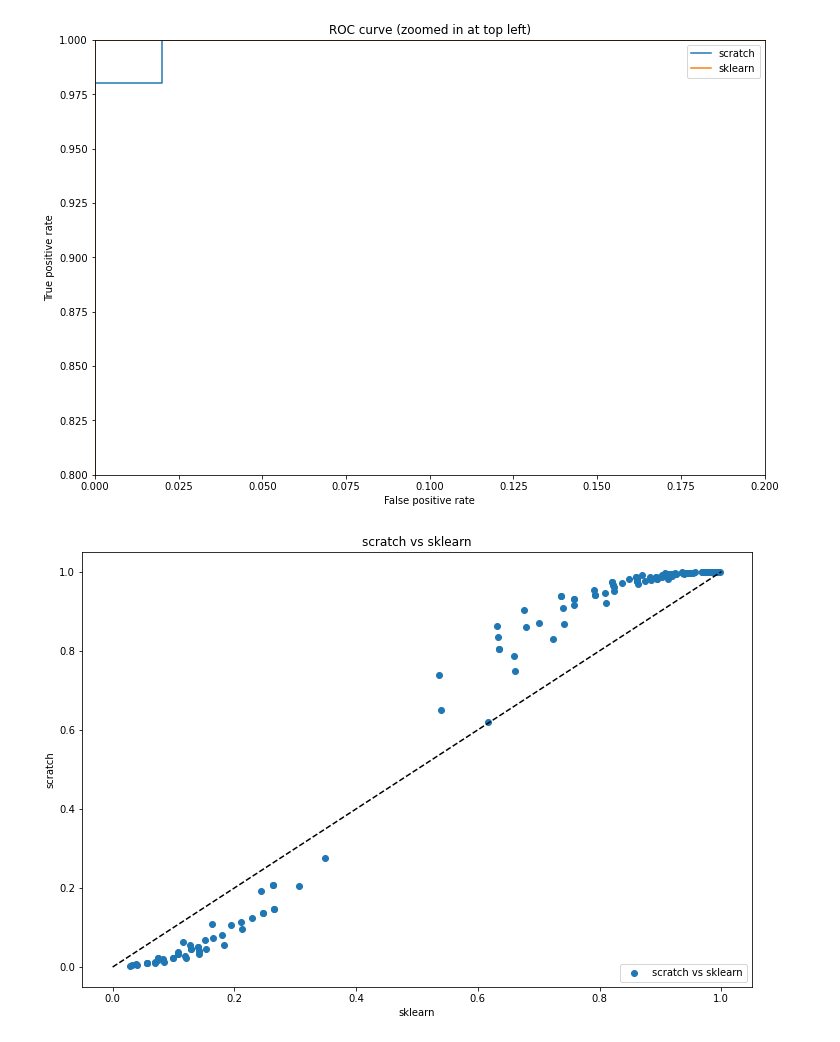
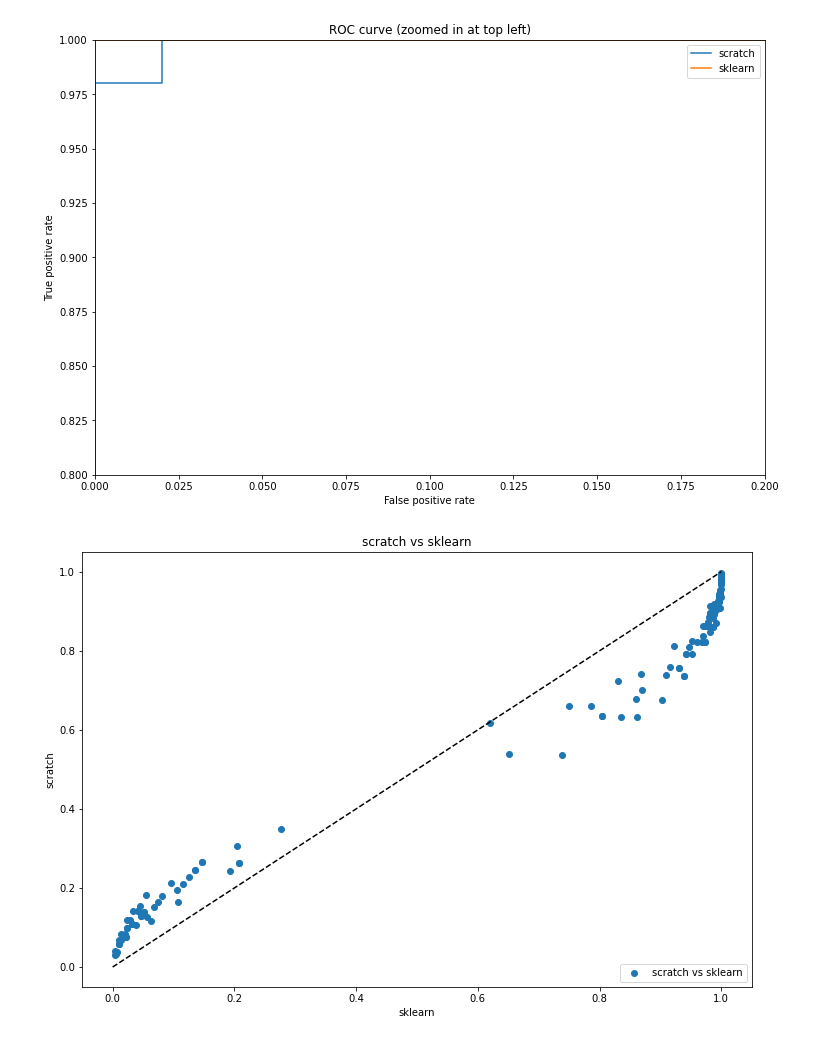
Before and after one commit to silpara/data-science, a Jupyter notebook: ml_from_scratch/Logistic Regression From Scratch.ipynb, the cells around one changed output. Saved outputs shown, nothing was run; the diff lists cells and outputs as text; code cells hidden in the pictures.

Commit message:
corrected plots

```diff
--- a/ml_from_scratch/Logistic Regression From Scratch.ipynb
+++ b/ml_from_scratch/Logistic Regression From Scratch.ipynb
@@ -151,11 +151,11 @@ plt.show()
 # %%
 plt.figure(3)
 plt.plot([0, 1], [0, 1], 'k--')
-plt.scatter(preds_scratch, preds[:,1], label='scratch vs sklearn')
+plt.scatter(x=preds[:,1], y=preds_scratch, label='scratch vs sklearn')
 plt.xlabel('sklearn')
 plt.ylabel('scratch')
 plt.title('scratch vs sklearn')
 plt.legend(loc='lower right')
 plt.show()
 # %% [output]
-[figure, old version]
+[figure, new version]
```
Also changed, not shown: parts of 2 cells of this notebook.
